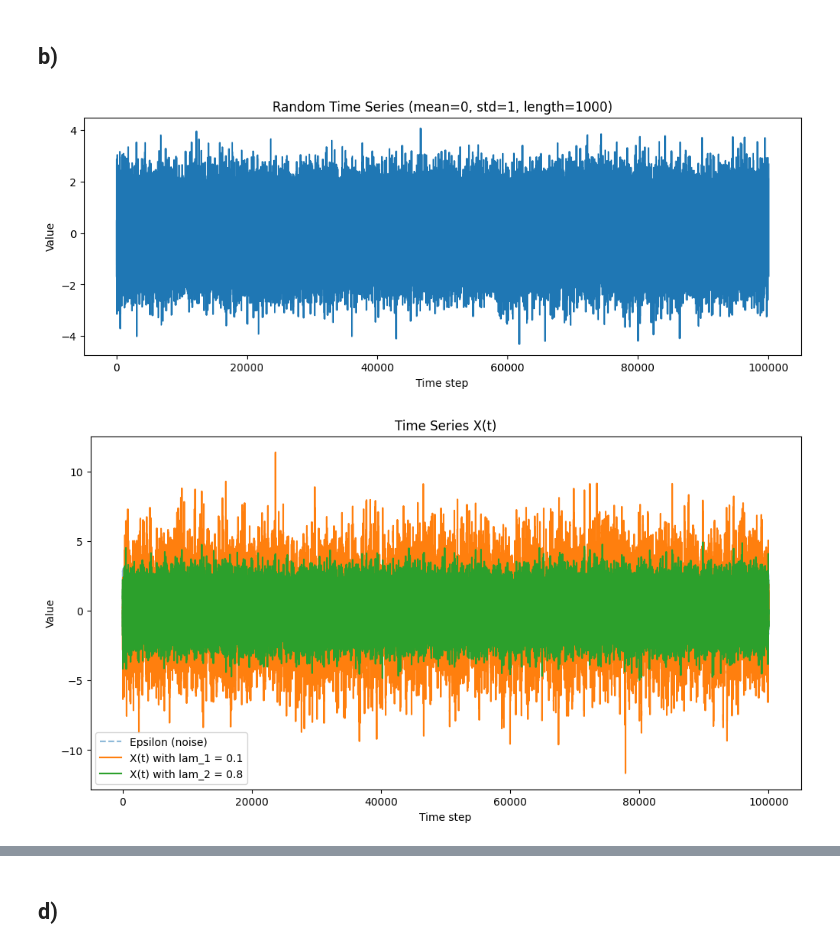
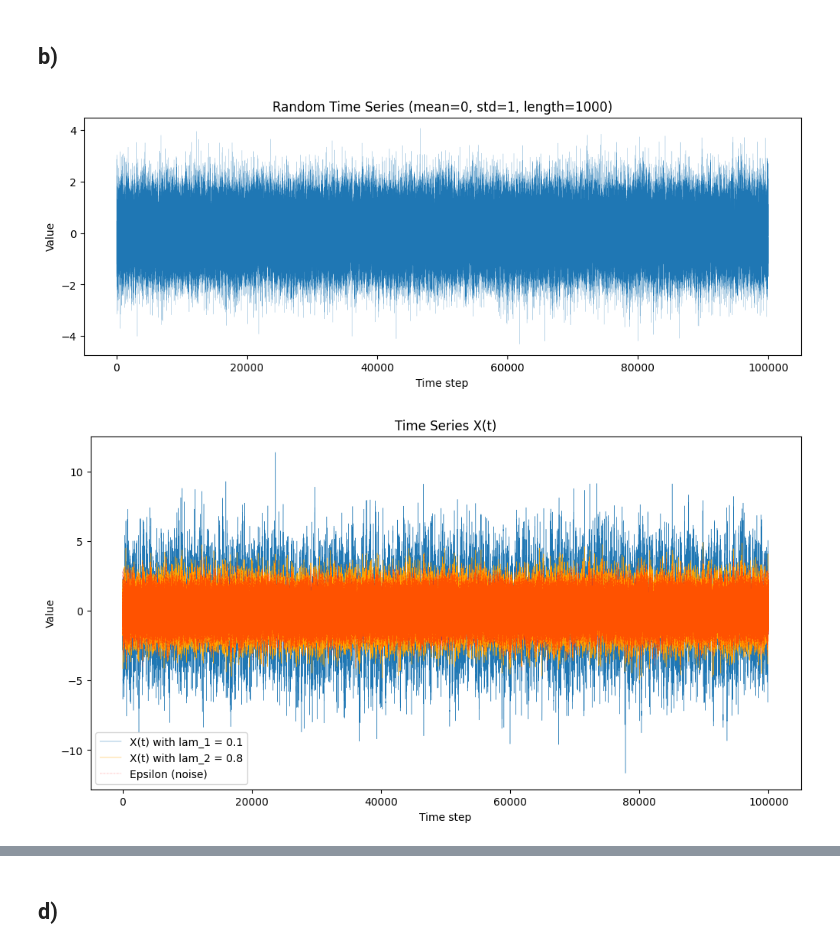
Before and after one commit to antonroefer/atmosphaeren-und-klimaphysik, a Jupyter notebook: notebooks/Übung 8.ipynb, the cells around one changed output, grey strips where cells are left out. Cells and saved outputs as stored; diff of their text form; code cells hidden in the pictures.

```diff
--- a/notebooks/Übung 8.ipynb
+++ b/notebooks/Übung 8.ipynb
@@ -39,13 +39,13 @@ epsilon = np.random.normal(loc=0, scale=1, size=100000)
 
 # Plot the time series
 plt.figure(figsize=(12, 4))
-plt.plot(epsilon)
+plt.plot(epsilon, linewidth=0.1)
 plt.xlabel('Time step')
 plt.ylabel('Value')
 plt.title('Random Time Series (mean=0, std=1, length=1000)')
 plt.show()
 # %% [output]
-[figure, old version]
+[figure, new version]
 # %%
 del_t = 1
 lam_1 = 0.1
@@ -53,30 +53,30 @@ lam_2 = 0.8
 # %%
 # Calculate alpha
 alpha_1 = 1 / (1 + del_t * lam_1)
 alpha_2 = 1 / (1 + del_t * lam_2)
 
 # Initialize the time series X
 X_1 = np.zeros_like(epsilon)
 X_2 = np.zeros_like(epsilon)
 
 # The starting position X(0) is already 0 from the initialization
 # Calculate the subsequent time steps
 for t in range(1, len(epsilon)):
     X_1[t] = alpha_1 * X_1[t - 1] + epsilon[t]
     X_2[t] = alpha_2 * X_2[t - 1] + epsilon[t]
 
 # Plot the resulting time series X(t)
 plt.figure(figsize=(12, 6))
-plt.plot(epsilon, label='Epsilon (noise)', alpha=0.5, linestyle='--')
-plt.plot(X_1, label = 'X(t) with lam_1 = 0.1')
-plt.plot(X_2, label = 'X(t) with lam_2 = 0.8')
+plt.plot(X_1, linewidth=0.3, label = 'X(t) with lam_1 = 0.1')
+plt.plot(X_2, linewidth=0.3, label="X(t) with lam_2 = 0.8", color='')
+plt.plot(epsilon, linewidth=0.3, label="Epsilon (noise)", alpha=0.5, linestyle="-.", color='red')
 plt.xlabel('Time step')
 plt.ylabel('Value')
 plt.title('Time Series X(t)')
 plt.legend()
 plt.show()
 # %% [output]
-[figure, old version]
+[figure, new version]
 # %% [markdown]
 ## c)
 
```
Also changed, not shown: parts of 3 cells of this notebook.
